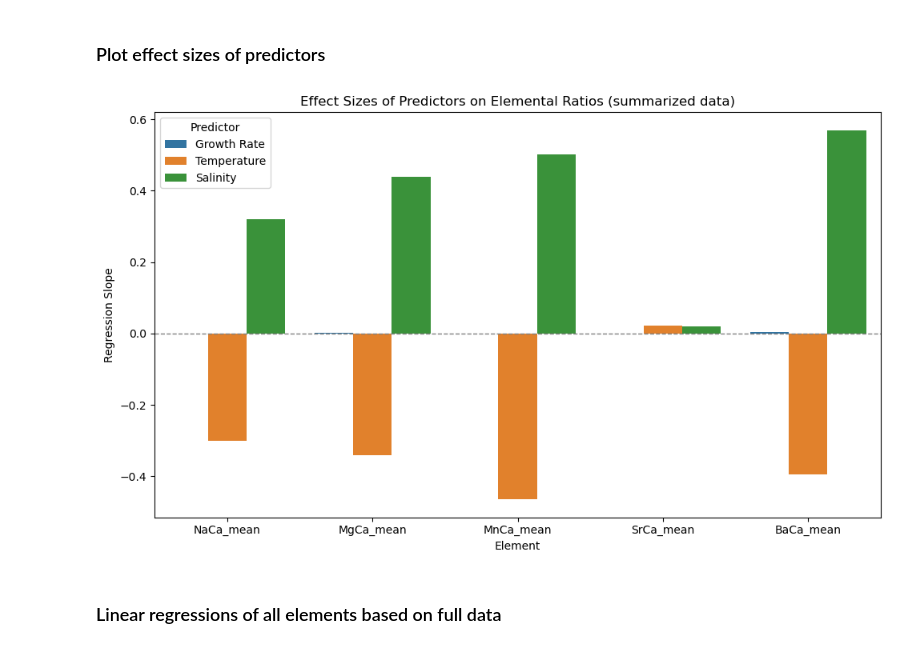
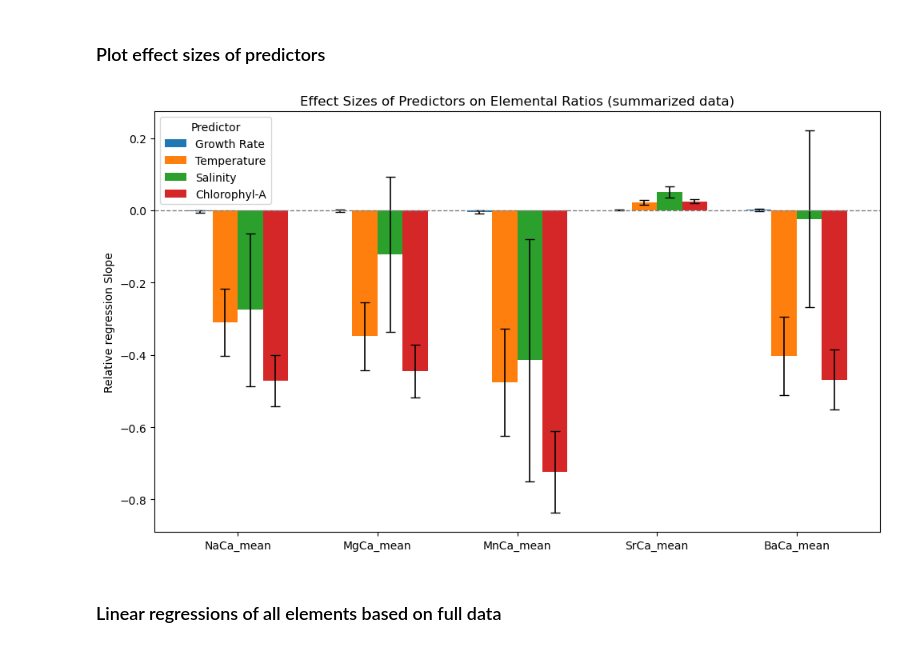
Before and after one commit to nielsjdewinter/Cleanalyze_python, a Jupyter notebook: Regress_plot_TE_env_growth.ipynb, the cells around one changed output. Drawn from its saved outputs; the diff is of its cells as text; code cells hidden in the pictures.

```diff
--- a/Regress_plot_TE_env_growth.ipynb
+++ b/Regress_plot_TE_env_growth.ipynb
@@ -122,6 +124,8 @@ for file in os.listdir(folder_path):
         )
         # Add a column for the specimen name
         file_data['specimen'] = file.split('_')[0]  # Specimen name is the first part of the filename
+        # Add column separating subtidal vs intertidal treatments
+        file_data['treatment'] = 'intertidal' if file.split('_')[1] == 'int' else 'subtidal' if file.split('_')[1] == 'sub' else 'unknown'
         # Concatenate into a single DataFrame
         all_data = pd.concat([all_data, file_data], ignore_index=True)
 
@@ -171,7 +175,7 @@ dtype: object
 ### Summarize elemental, growth and environmental values per specimen and per interval
 # %%
 # Summarize elemental, growth and environmental values per specimen and per interval,
-data_summary = all_data.groupby(['specimen', 'peak']).agg(
+data_summary = all_data.groupby(['specimen', 'peak', 'treatment']).agg(
     NaCa_mean=('23Na/43Ca', 'mean'),
     NaCa_sd=('23Na/43Ca', 'std'),
     MgCa_mean=('25Mg/43Ca', 'mean'),
@@ -188,6 +192,8 @@ data_summary = all_data.groupby(['specimen', 'peak']).agg(
     T_sd=('T', 'std'),
     S_mean=('S', 'mean'),
     S_sd=('S', 'std'),
+    Chl_mean=('Chl', 'mean'),
+    Chl_sd=("Chl", 'std'),
     N=('23Na/43Ca', 'count')
 ).reset_index()
 
@@ -979,30 +1154,85 @@ print(regression_results_summarized)
 # %%
 # Reshape the regression results to long format
 effect_sizes_summarized = regression_results_summarized.melt(
     id_vars='Element',
-    value_vars=['GR_slope_norm', 'T_slope_norm', 'S_slope_norm'],
+    value_vars=['GR_slope_norm', 'T_slope_norm', 'S_slope_norm', 'Chl_slope_norm'],
     var_name='Predictor',
     value_name='EffectSize'
 )
 
-# Optional: rename predictors for clarity
-effect_sizes_summarized['Predictor'] = effect_sizes_summarized['Predictor'].map({
+# Reshape regression slope standard errors to long format
+effect_sizes_summarized_se = regression_results_summarized.melt(
+    id_vars='Element',
+    value_vars=['GR_slope_norm_se', 'T_slope_norm_se', 'S_slope_norm_se', 'Chl_slope_norm_se'],
+    var_name='Predictor',
+    value_name='SE'
+)
+
+# Ensure the predictors align for mapping and merging
+predictor_map = {
     'GR_slope_norm': 'Growth Rate',
     'T_slope_norm': 'Temperature',
-    'S_slope_norm': 'Salinity'
-})
+    'S_slope_norm': 'Salinity',
+    'Chl_slope_norm': 'Chlorophyl-A',
+    'GR_slope_norm_se': 'Growth Rate',
+    'T_slope_norm_se': 'Temperature',
+    'S_slope_norm_se': 'Salinity',
+    'Chl_slope_norm_se': 'Chlorophyl-A'
+}
+effect_sizes_summarized['Predictor'] = effect_sizes_summarized['Predictor'].map(predictor_map)
+effect_sizes_summarized_se['Predictor'] = effect_sizes_summarized_se['Predictor'].map(predictor_map)
 
-# Plot
-plt.figure(figsize=(10, 6))
-sns.barplot(data=effect_sizes_summarized, x='Element', y='EffectSize', hue='Predictor')
-plt.axhline(0, color='gray', linestyle='--', linewidth=1)
-plt.title('Effect Sizes of Predictors on Elemental Ratios (summarized data)')
-plt.ylabel('Regression Slope')
+# Merge effect sizes and standard errors
+plot_data = pd.merge(effect_sizes_summarized, effect_sizes_summarized_se, on=['Element', 'Predictor'])
+
+# Plot with error bars
+elements = plot_data['Element'].unique()
+predictors = plot_data['Predictor'].unique()
+
+# Create an array of x locations for each group (Element)
+x = np.arange(len(elements))
+
+# Bar width
+width = 0.18
+
+# Create the figure
+fig, ax = plt.subplots(figsize=(10, 6))
+
+# Plot each predictor as a separate set of bars
+for i, predictor in enumerate(predictors):
+    # Subset data for this predictor
+    df_sub = plot_data[plot_data['Predictor'] == predictor]
+
+    # Align bar positions: offset each predictor
+    positions = x + i * width
+
+    # Draw bars
+    ax.bar(
+        positions,
+        df_sub['EffectSize'],
+        width=width,
+        label=predictor,
+        yerr=df_sub['SE'],
+        capsize=4,
+        error_kw=dict(linewidth=1.2)
+    )
+
+# Add reference line
+ax.axhline(0, color='gray', linestyle='--', linewidth=1)
+
+# X-axis labels centered under the grouped bars
+ax.set_xticks(x + width * (len(predictors)-1) / 2)
+ax.set_xticklabels(elements)
+
+# Labels and title
+ax.set_ylabel('Relative regression Slope')
+ax.set_title('Effect Sizes of Predictors on Elemental Ratios (summarized data)')
+ax.legend(title='Predictor')
+
 plt.tight_layout()
-plt.legend(title='Predictor')
 plt.show()
 # %% [output]
-[figure, old version]
+[figure, new version]
 # %% [markdown]
 ### Linear regressions of all elements based on full data
 # %%
```
Also changed, not shown: parts of 31 cells of this notebook, 14 other files.
